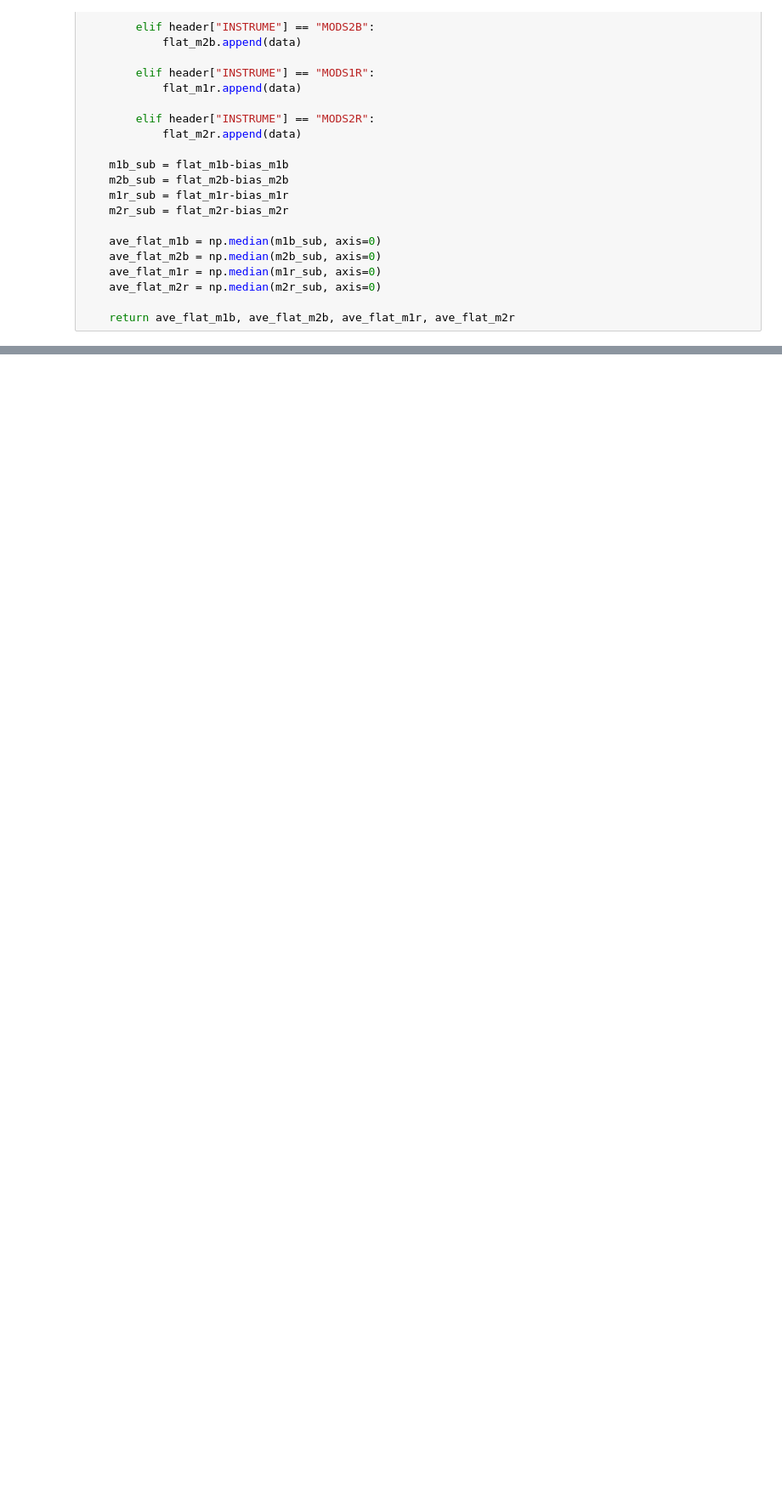
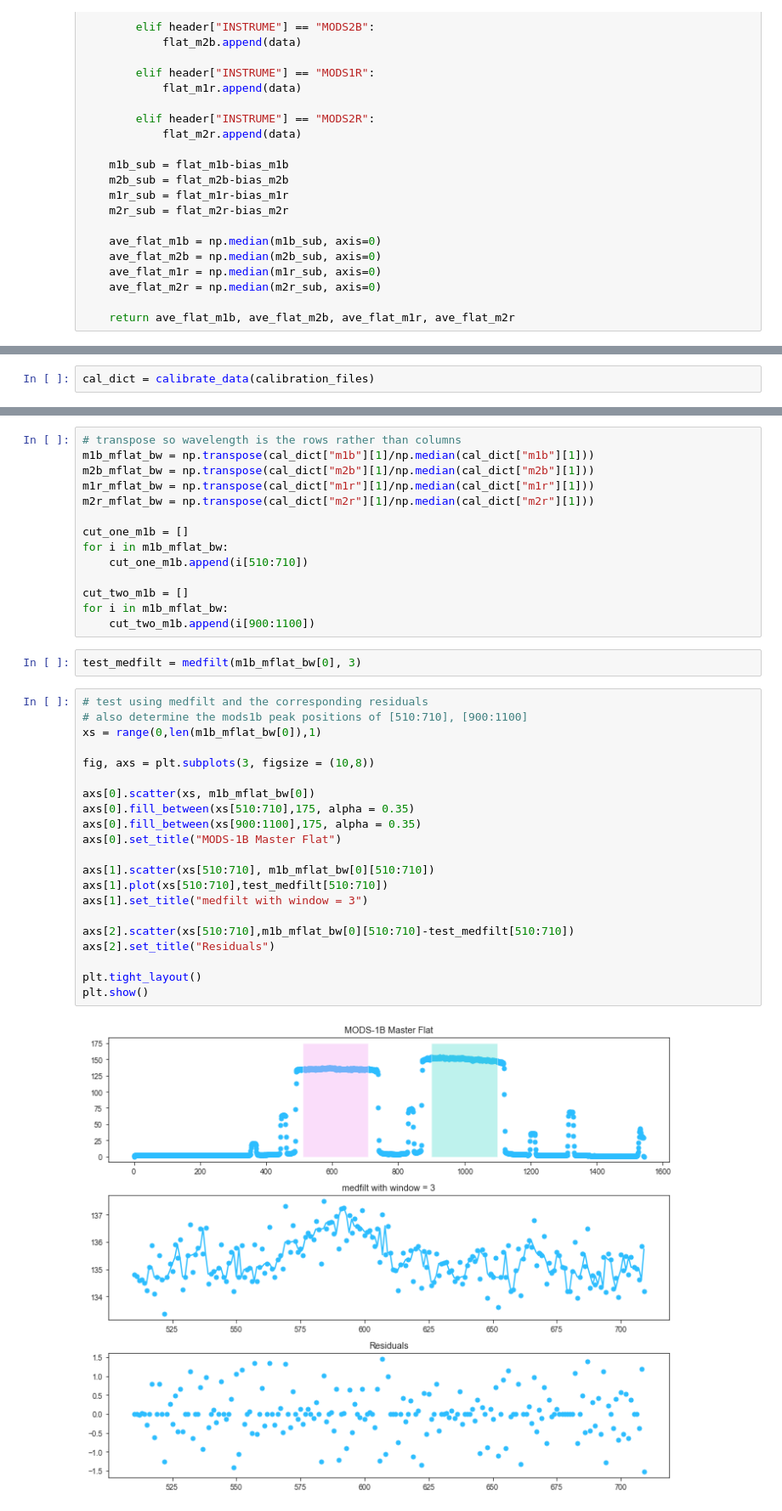
Before and after one commit to natalieallen/LBT-Data-Analysis, a Jupyter notebook: LBT_Data_Calibration.ipynb, the cells around one changed output, grey strips where cells are left out. Shown: that part at 85% size. Drawn from its saved outputs; the diff is of its cells as text; blank space fills up the shorter version.

```diff
--- a/LBT_Data_Calibration.ipynb
+++ b/LBT_Data_Calibration.ipynb
@@ -155,6 +164,8 @@ def calibrate_data(data_files, calibration_files): # not currently using the dat
     }
 
     return(calibrate_dict)
+# %%
+cal_dict = calibrate_data(calibration_files)
 # %%
 def flat_errors_calc(flat_files, bias_m1b, bias_m2b, bias_m1r, bias_m2r): # finding the errors on the flat frames
     flat_m1b = []
@@ -239,0 +278,39 @@ plt.errorbar(xs[1900:2000],norm_med[0][100][1900:2000], yerr = flat_error[0][100
+# %%
+# transpose so wavelength is the rows rather than columns
+m1b_mflat_bw = np.transpose(cal_dict["m1b"][1]/np.median(cal_dict["m1b"][1]))
+m2b_mflat_bw = np.transpose(cal_dict["m2b"][1]/np.median(cal_dict["m2b"][1]))
+m1r_mflat_bw = np.transpose(cal_dict["m1r"][1]/np.median(cal_dict["m1r"][1]))
+m2r_mflat_bw = np.transpose(cal_dict["m2r"][1]/np.median(cal_dict["m2r"][1]))
+
+cut_one_m1b = []
+for i in m1b_mflat_bw:
+    cut_one_m1b.append(i[510:710])
+
+cut_two_m1b = []
+for i in m1b_mflat_bw:
+    cut_two_m1b.append(i[900:1100])
+# %%
+test_medfilt = medfilt(m1b_mflat_bw[0], 3)
+# %%
+# test using medfilt and the corresponding residuals
+# also determine the mods1b peak positions of [510:710], [900:1100]
+xs = range(0,len(m1b_mflat_bw[0]),1)
+
+fig, axs = plt.subplots(3, figsize = (10,8))
+
+axs[0].scatter(xs, m1b_mflat_bw[0])
+axs[0].fill_between(xs[510:710],175, alpha = 0.35)
+axs[0].fill_between(xs[900:1100],175, alpha = 0.35)
+axs[0].set_title("MODS-1B Master Flat")
+
+axs[1].scatter(xs[510:710], m1b_mflat_bw[0][510:710])
+axs[1].plot(xs[510:710],test_medfilt[510:710])
+axs[1].set_title("medfilt with window = 3")
+
+axs[2].scatter(xs[510:710],m1b_mflat_bw[0][510:710]-test_medfilt[510:710])
+axs[2].set_title("Residuals")
+
+plt.tight_layout()
+plt.show()
+# %% [output]
+[figure, added]
```
Also changed, not shown: parts of 24 cells of this notebook.
